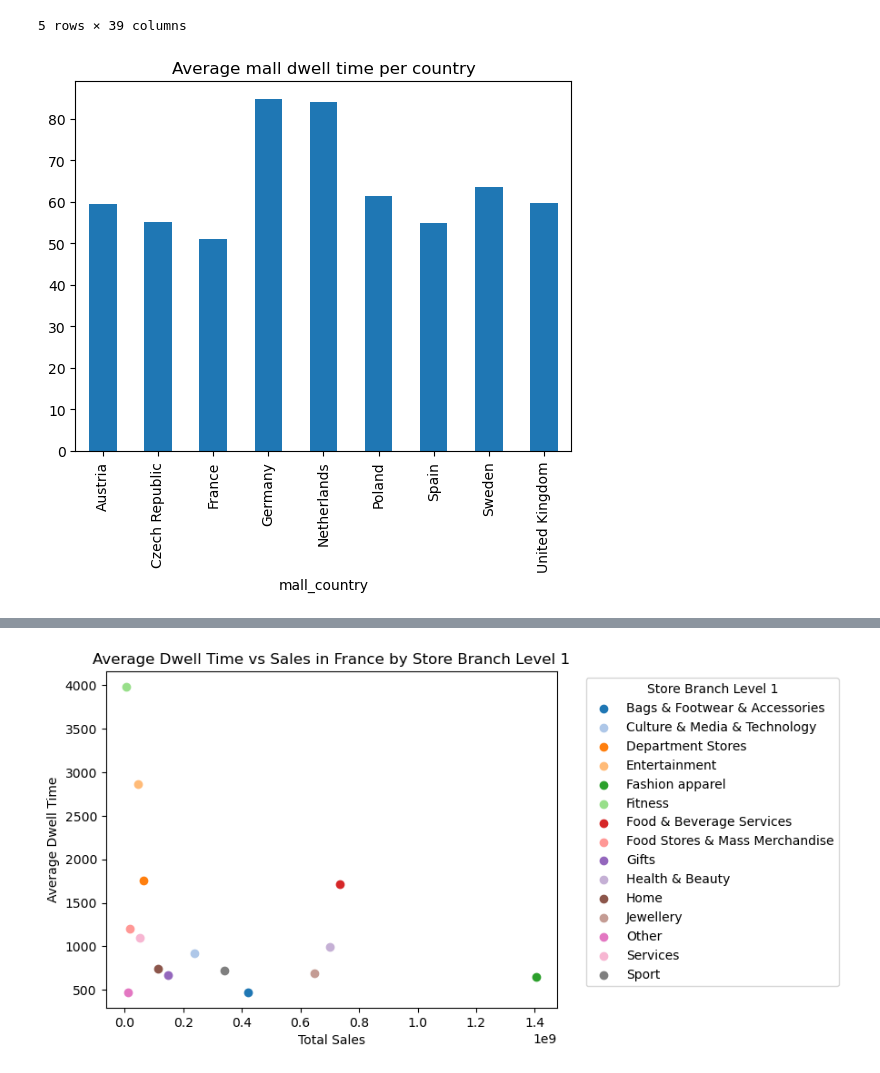
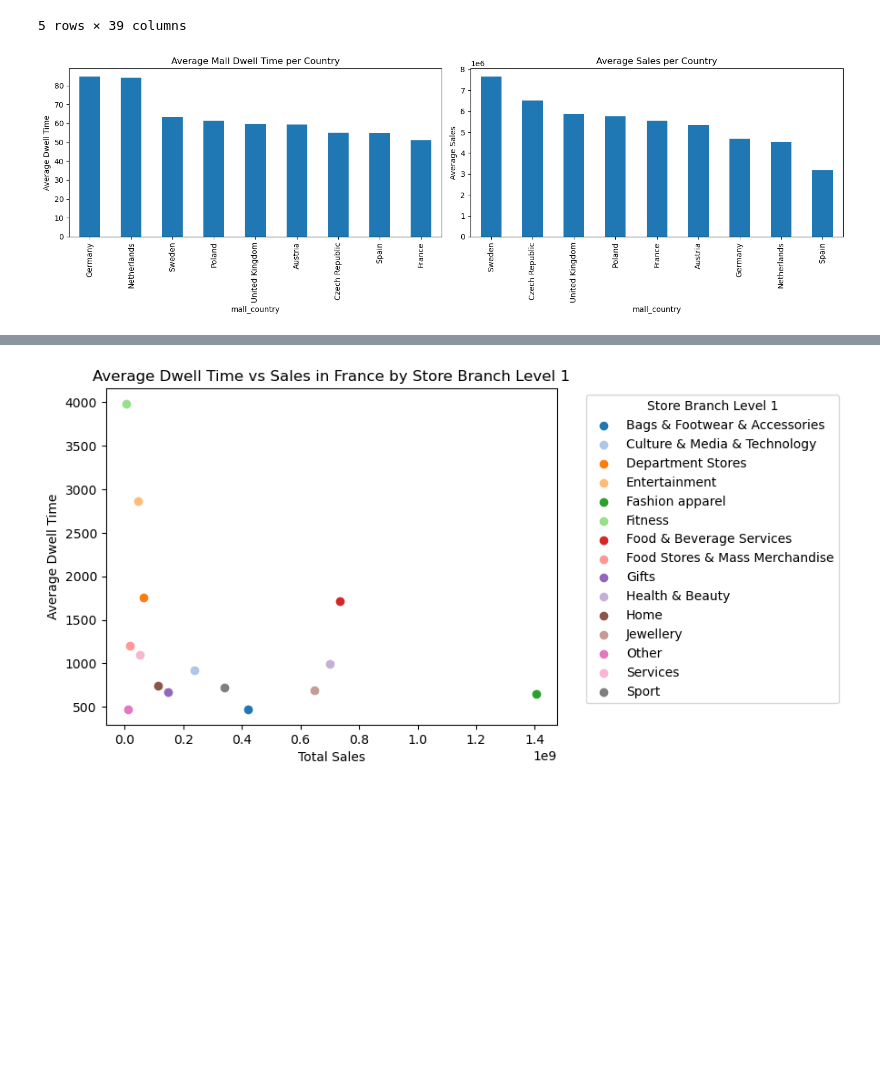
Before and after one commit to julescrevola/urw_challenge, a Jupyter notebook: notebooks/traffic_analysis.ipynb, the cells around one changed output, grey strips where cells are left out. Cells and saved outputs as stored; diff of their text form; code cells hidden in the pictures; blank space fills up the shorter version.

```diff
--- a/notebooks/traffic_analysis.ipynb
+++ b/notebooks/traffic_analysis.ipynb
@@ -39,11 +42,21 @@ store_final.head()
 5 rows × 39 columns
 # %%
 store_final = store_final.drop(columns=['external_mall_id', 'block_id'])
-# %%
-store_final.groupby("mall_country").mean("avg_dwell_time")["avg_dwell_time"].plot(kind='bar', title="Average mall dwell time per country")
-plt.show()
-# %% [output]
-[figure, removed]
+# %%
+fig, axes = plt.subplots(nrows=1, ncols=2, figsize=(15, 5))
+
+# Plot average mall dwell time per country
+store_final.groupby("mall_country").mean("avg_dwell_time")["avg_dwell_time"].sort_values(ascending=False).plot(kind='bar', ax=axes[0], title="Average Mall Dwell Time per Country")
+axes[0].set_ylabel('Average Dwell Time')
+
+# Plot average sales per country
+store_final.groupby("mall_country")["store_sales_r12m"].mean().sort_values(ascending=False).plot(kind='bar', ax=axes[1], title="Average Sales per Country")
+axes[1].set_ylabel('Average Sales')
+
+plt.tight_layout()
+plt.show()
+# %% [output]
+[figure, added]
 # %%
 # Filter the data for France
 store_final_france = store_final[store_final['mall_country'] == 'France']
```
Also changed, not shown: parts of 12 cells of this notebook.
